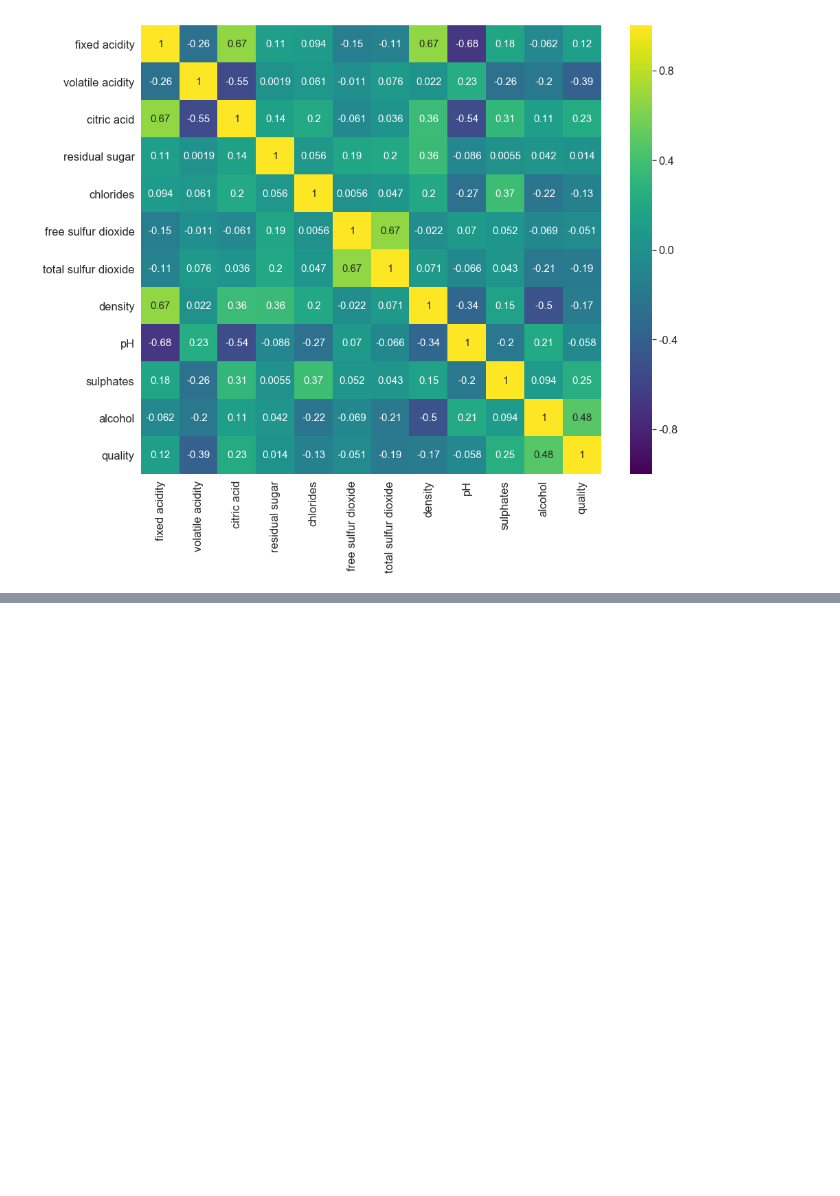
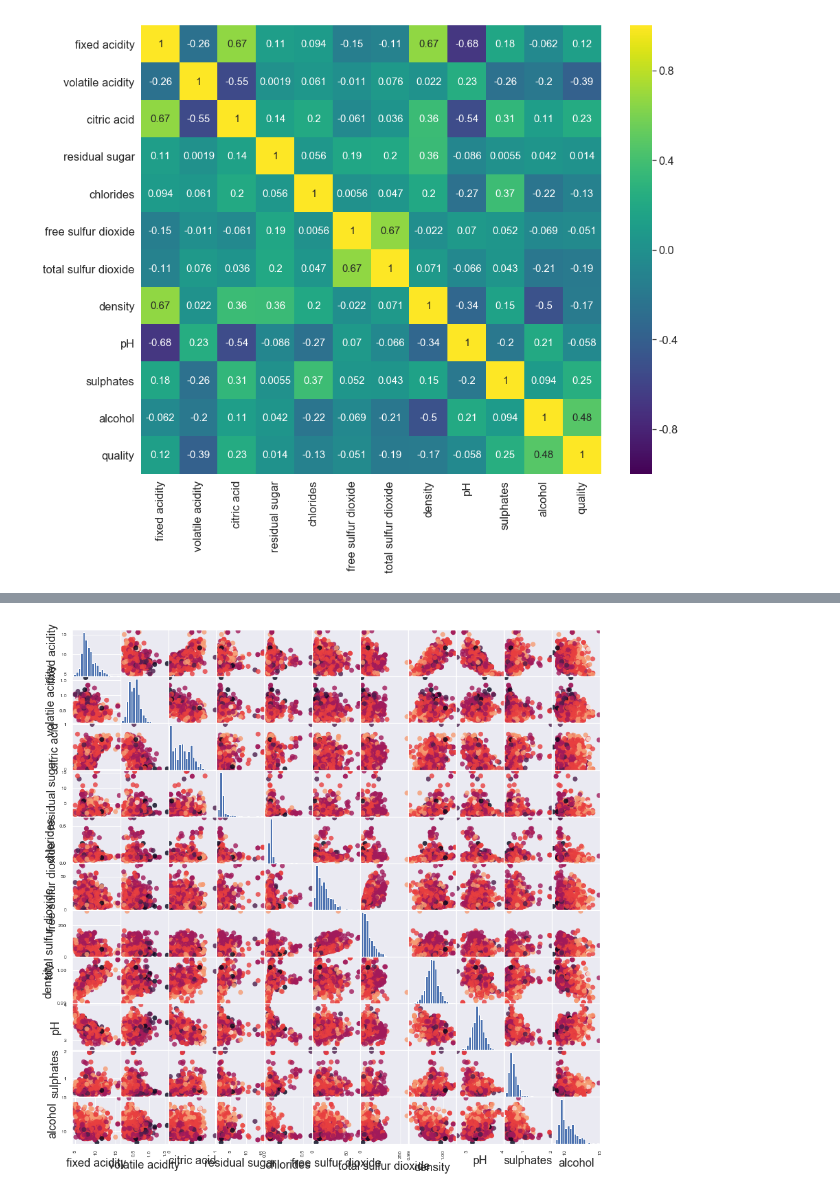
Before and after one commit to sohyeondian/red_wine, a Jupyter notebook: 00. red wine_kaggle.ipynb, the cells around one changed output, grey strips where cells are left out. Saved outputs shown, nothing was run; the diff lists cells and outputs as text; code cells hidden in the pictures; blank space fills up the shorter version.

```diff
--- a/00. red wine_kaggle.ipynb
+++ b/00. red wine_kaggle.ipynb
@@ -57,0 +75,17 @@ plt.show()
+# %%
+from sklearn.model_selection import train_test_split
+
+X = red.iloc[:,:-1]
+y = red.iloc[:,[-1]]
+X.head()
+
+X_train, X_test, y_train, y_test = train_test_split(X, y, test_size=0.2, random_state = 42)
+
+plt.rcParams["font.size"] = 7
+# 산점도 행렬
+pd.plotting.scatter_matrix(X_train, c=y_train['quality'], figsize=(15, 15),
+                           marker='o', hist_kwds={'bins':20},
+                           s=60, alpha=0.8)
+plt.show()
+# %% [output]
+[figure, added]
```
Also changed, not shown: parts of 6 cells of this notebook, 1 other file.
